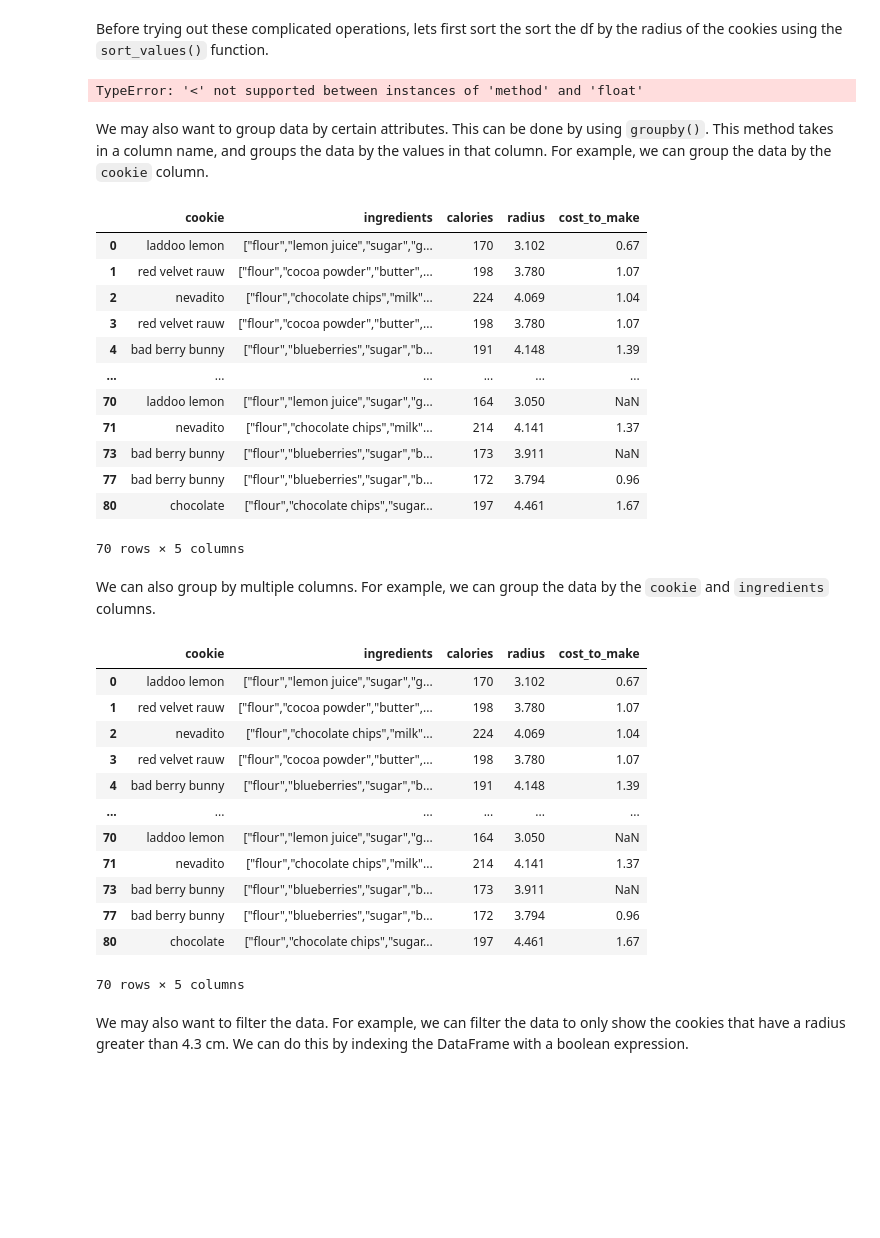
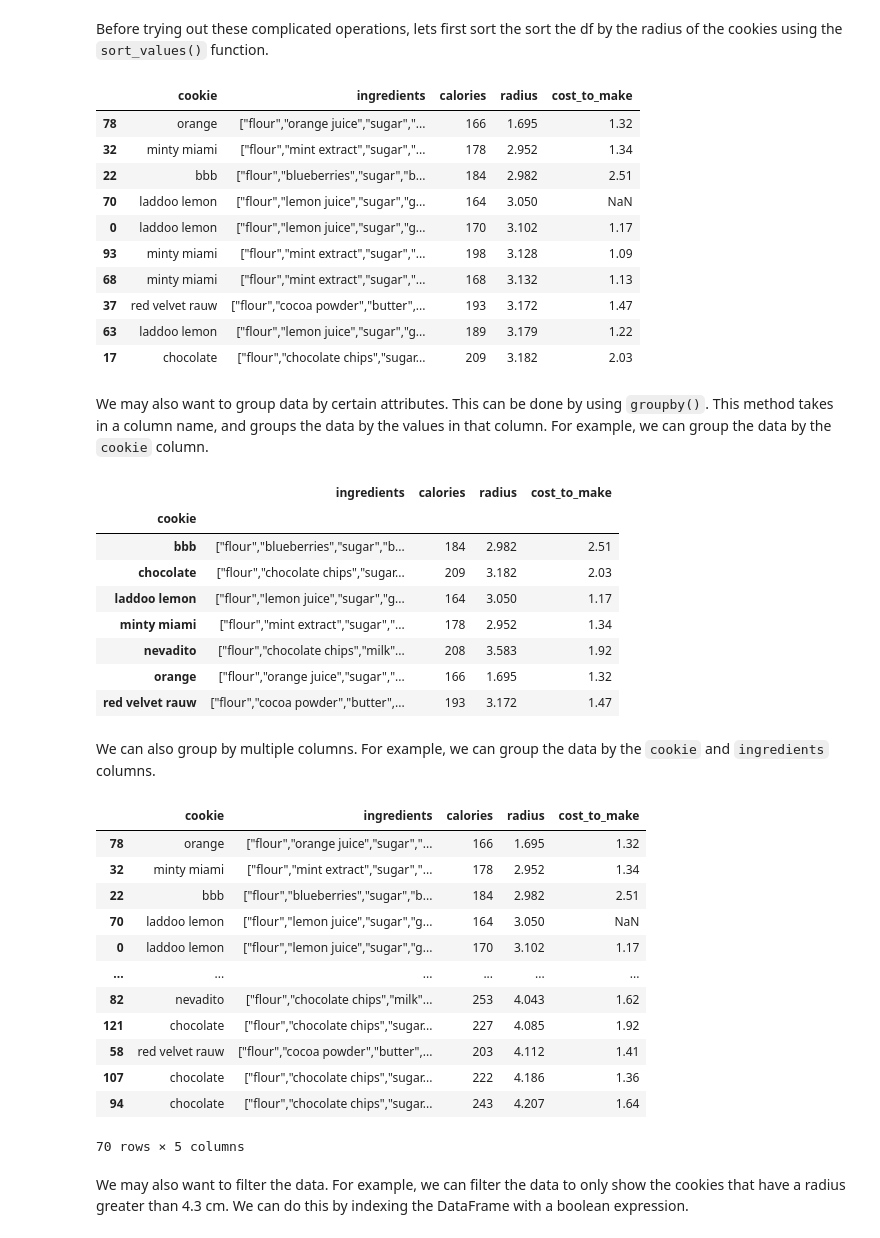
Before and after one commit to gallettilance/Data-Science-Fundamentals, a Jupyter notebook: labs/lab-02/lab02.ipynb, the cells around one changed output. Cells and saved outputs as stored; diff of their text form; code cells hidden in the pictures; blank space fills up the shorter version.

```diff
--- a/labs/lab-02/lab02.ipynb
+++ b/labs/lab-02/lab02.ipynb
@@ -112,4 +111,7 @@ Now that we have the data, we need to clean it. For example, some `cost_to_make`
 #TODO: clean the dataframe and
 # print the head again to make sure
 # the changes took effect
-df['cost_to_make'] = df['cost_to_make'].fillna(df['cost_to_make'].mean)
+df.info()
+df['cost_to_make'].fillna(df['cost_to_make'].mean)
+df.info()
+df.head(10)
@@ -256,8 +272,6 @@ def adjust_cost(cost):
 #print(adjust_cost(df['cost_to_make']))
 #TODO: use apply() to adjust the cost_to_make column.
 
-df['cost_to_make'] = df['cost_to_make'].astype(float).apply(adjust_cost)
-#df1 = df['cost_to_make']
-#df1.first()
+df['cost_to_make'] = df['cost_to_make'].apply(adjust_cost)
 df.head(10)
 # %% [output]
@@ -270,33 +294,40 @@ And we can do a lot more things! We will see these concepts be used in the next
 Before trying out these complicated operations, lets first sort the sort the df by the radius of the cookies using the `sort_values()` function.
 # %%
 # TODO: sort the df using sort_values(by='Column', ascending=False)
-df = df.sort_values(by='cost_to_make')
+df = df.sort_values(by='radius')
 
 df.head(10)
 # %% [output]
-TypeError: '<' not supported between instances of 'method' and 'float'
+|  | cookie | ingredients | calories | radius | cost_to_make |
+| 78 | orange | ["flour","orange juice","sugar","... | 166 | 1.695 | 1.32 |
+| 32 | minty miami | ["flour","mint extract","sugar","... | 178 | 2.952 | 1.34 |
+| 22 | bbb | ["flour","blueberries","sugar","b... | 184 | 2.982 | 2.51 |
+| 70 | laddoo lemon | ["flour","lemon juice","sugar","g... | 164 | 3.050 | NaN |
+| 0 | laddoo lemon | ["flour","lemon juice","sugar","g... | 170 | 3.102 | 1.17 |
+| 93 | minty miami | ["flour","mint extract","sugar","... | 198 | 3.128 | 1.09 |
+| 68 | minty miami | ["flour","mint extract","sugar","... | 168 | 3.132 | 1.13 |
+| 37 | red velvet rauw | ["flour","cocoa powder","butter",... | 193 | 3.172 | 1.47 |
+| 63 | laddoo lemon | ["flour","lemon juice","sugar","g... | 189 | 3.179 | 1.22 |
+| 17 | chocolate | ["flour","chocolate chips","sugar... | 209 | 3.182 | 2.03 |
 # %% [markdown]
 We may also want to group data by certain attributes. This can be done by using `groupby()`. This method takes in a column name, and groups the data by the values in that column. For example, we can group the data by the `cookie` column.
 # %%
 #TODO: group by cookie type
 
-df.groupby("cookie").head(10)
+cookie = df.groupby("cookie")
+cookie.first()
 
 #df1.head(10)
 # %% [output]
-|  | cookie | ingredients | calories | radius | cost_to_make |
-| 0 | laddoo lemon | ["flour","lemon juice","sugar","g... | 170 | 3.102 | 0.67 |
-| 1 | red velvet rauw | ["flour","cocoa powder","butter",... | 198 | 3.780 | 1.07 |
-| 2 | nevadito | ["flour","chocolate chips","milk"... | 224 | 4.069 | 1.04 |
-| 3 | red velvet rauw | ["flour","cocoa powder","butter",... | 198 | 3.780 | 1.07 |
-| 4 | bad berry bunny | ["flour","blueberries","sugar","b... | 191 | 4.148 | 1.39 |
-| ... | ... | ... | ... | ... | ... |
-| 70 | laddoo lemon | ["flour","lemon juice","sugar","g... | 164 | 3.050 | NaN |
-| 71 | nevadito | ["flour","chocolate chips","milk"... | 214 | 4.141 | 1.37 |
-| 73 | bad berry bunny | ["flour","blueberries","sugar","b... | 173 | 3.911 | NaN |
-| 77 | bad berry bunny | ["flour","blueberries","sugar","b... | 172 | 3.794 | 0.96 |
-| 80 | chocolate | ["flour","chocolate chips","sugar... | 197 | 4.461 | 1.67 |
+|  | ingredients | calories | radius | cost_to_make |
+| cookie |  |  |  |  |
+| bbb | ["flour","blueberries","sugar","b... | 184 | 2.982 | 2.51 |
+| chocolate | ["flour","chocolate chips","sugar... | 209 | 3.182 | 2.03 |
+| laddoo lemon | ["flour","lemon juice","sugar","g... | 164 | 3.050 | 1.17 |
+| minty miami | ["flour","mint extract","sugar","... | 178 | 2.952 | 1.34 |
+| nevadito | ["flour","chocolate chips","milk"... | 208 | 3.583 | 1.92 |
+| orange | ["flour","orange juice","sugar","... | 166 | 1.695 | 1.32 |
+| red velvet rauw | ["flour","cocoa powder","butter",... | 193 | 3.172 | 1.47 |
-70 rows × 5 columns
 # %% [markdown]
 We can also group by multiple columns. For example, we can group the data by the `cookie` and `ingredients` columns.
 # %%
@@ -304,17 +335,17 @@ We can also group by multiple columns. For example, we can group the data by the
 df.groupby(['cookie', 'ingredients']).head(10)
 # %% [output]
 |  | cookie | ingredients | calories | radius | cost_to_make |
-| 0 | laddoo lemon | ["flour","lemon juice","sugar","g... | 170 | 3.102 | 0.67 |
-| 1 | red velvet rauw | ["flour","cocoa powder","butter",... | 198 | 3.780 | 1.07 |
-| 2 | nevadito | ["flour","chocolate chips","milk"... | 224 | 4.069 | 1.04 |
-| 3 | red velvet rauw | ["flour","cocoa powder","butter",... | 198 | 3.780 | 1.07 |
-| 4 | bad berry bunny | ["flour","blueberries","sugar","b... | 191 | 4.148 | 1.39 |
+| 78 | orange | ["flour","orange juice","sugar","... | 166 | 1.695 | 1.32 |
+| 32 | minty miami | ["flour","mint extract","sugar","... | 178 | 2.952 | 1.34 |
+| 22 | bbb | ["flour","blueberries","sugar","b... | 184 | 2.982 | 2.51 |
+| 70 | laddoo lemon | ["flour","lemon juice","sugar","g... | 164 | 3.050 | NaN |
+| 0 | laddoo lemon | ["flour","lemon juice","sugar","g... | 170 | 3.102 | 1.17 |
 | ... | ... | ... | ... | ... | ... |
-| 70 | laddoo lemon | ["flour","lemon juice","sugar","g... | 164 | 3.050 | NaN |
-| 71 | nevadito | ["flour","chocolate chips","milk"... | 214 | 4.141 | 1.37 |
-| 73 | bad berry bunny | ["flour","blueberries","sugar","b... | 173 | 3.911 | NaN |
-| 77 | bad berry bunny | ["flour","blueberries","sugar","b... | 172 | 3.794 | 0.96 |
-| 80 | chocolate | ["flour","chocolate chips","sugar... | 197 | 4.461 | 1.67 |
+| 82 | nevadito | ["flour","chocolate chips","milk"... | 253 | 4.043 | 1.62 |
+| 121 | chocolate | ["flour","chocolate chips","sugar... | 227 | 4.085 | 1.92 |
+| 58 | red velvet rauw | ["flour","cocoa powder","butter",... | 203 | 4.112 | 1.41 |
+| 107 | chocolate | ["flour","chocolate chips","sugar... | 222 | 4.186 | 1.36 |
+| 94 | chocolate | ["flour","chocolate chips","sugar... | 243 | 4.207 | 1.64 |
 70 rows × 5 columns
 # %% [markdown]
 We may also want to filter the data. For example, we can filter the data to only show the cookies that have a radius greater than 4.3 cm. We can do this by indexing the DataFrame with a boolean expression.
```
Also changed, not shown: parts of 21 cells of this notebook.
